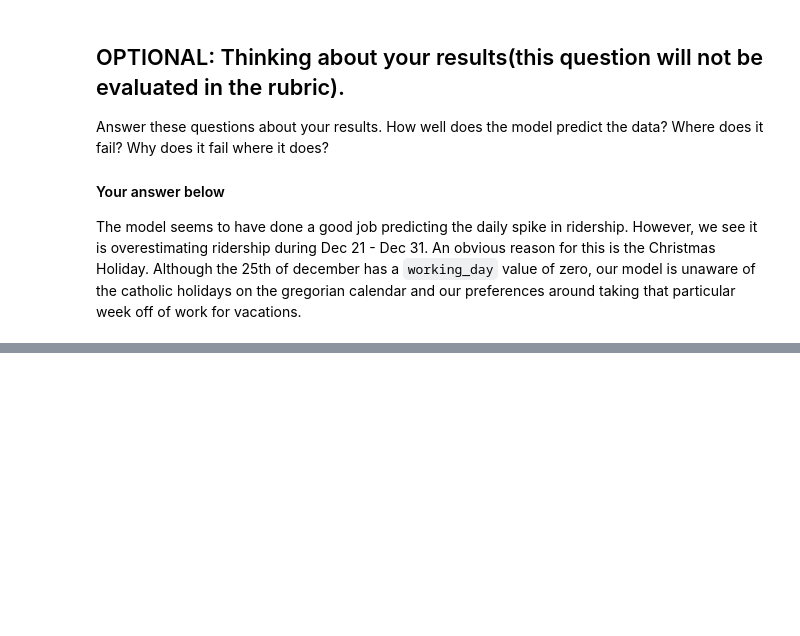
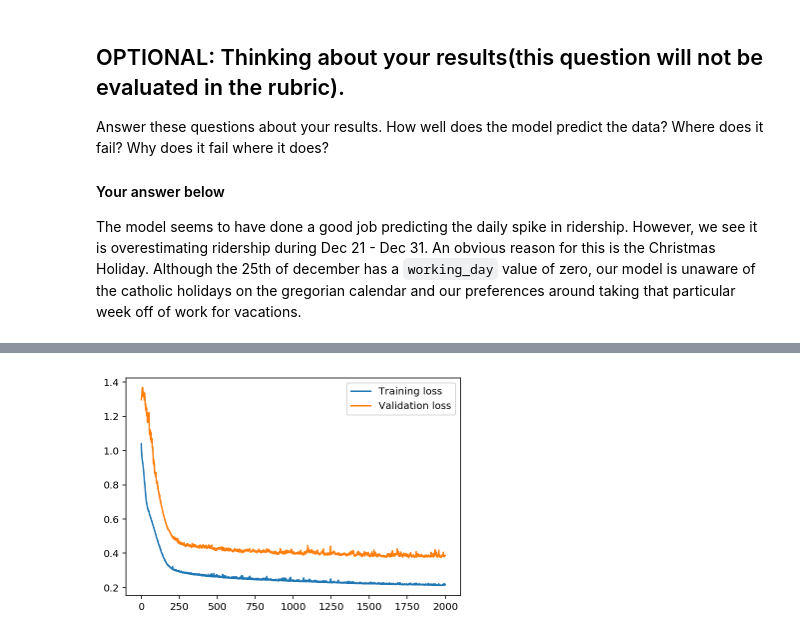
Before and after one commit to csquared/udacity-dlnd, a Jupyter notebook: first-neural-network/first_neural_network.ipynb, the cells around one changed output, grey strips where cells are left out. Cells and saved outputs as stored; diff of their text form; code cells hidden in the pictures; blank space fills up the shorter version.

```diff
--- a/first-neural-network/first_neural_network.ipynb
+++ b/first-neural-network/first_neural_network.ipynb
@@ -366,0 +406,8 @@ rides[7*12*10:8*12*10].plot(x='dteday', y='cnt')
+# %%
+losses = hypertrain(2000, 0.5, 2, 1)
+plt.plot(losses['train'], label='Training loss')
+plt.plot(losses['validation'], label='Validation loss')
+plt.legend()
+_ = plt.ylim()
+# %% [output]
+[figure, added]
```
Also changed, not shown: parts of 20 cells of this notebook, 1 other file.
